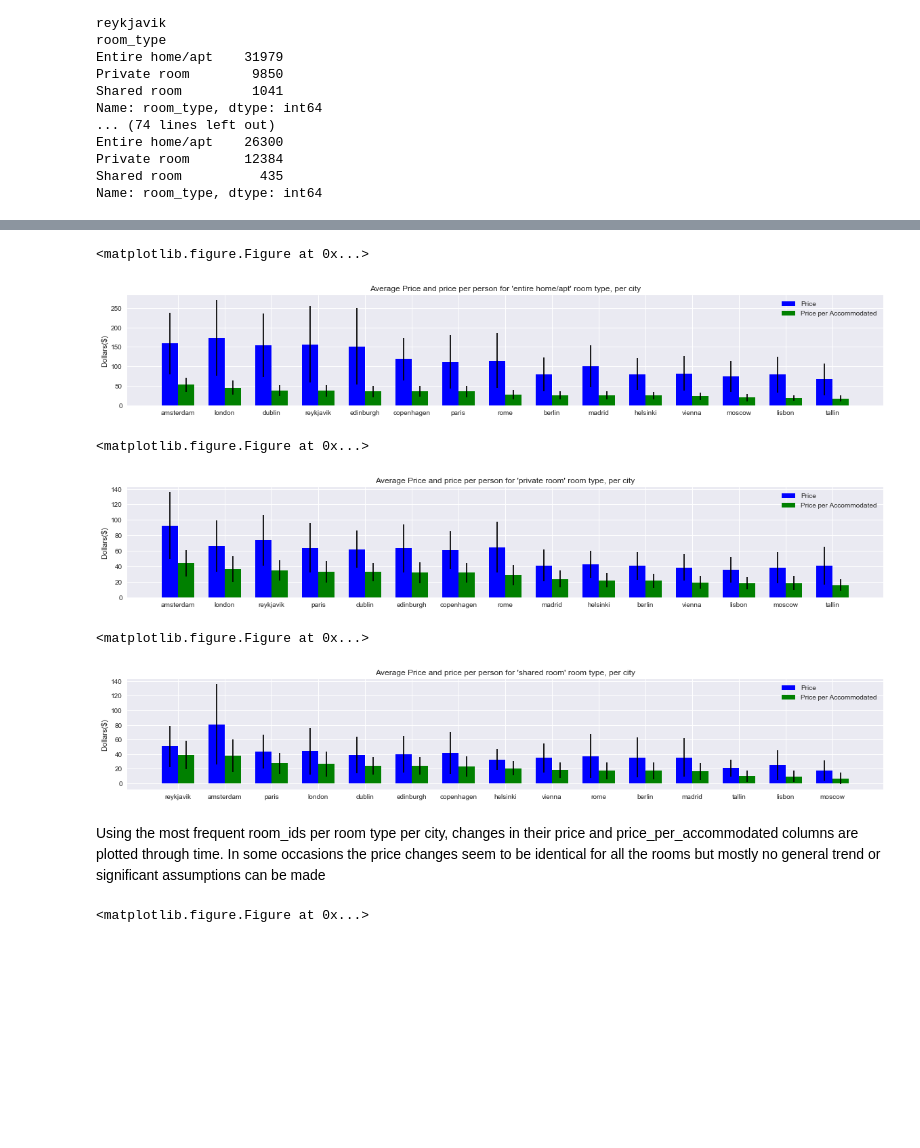
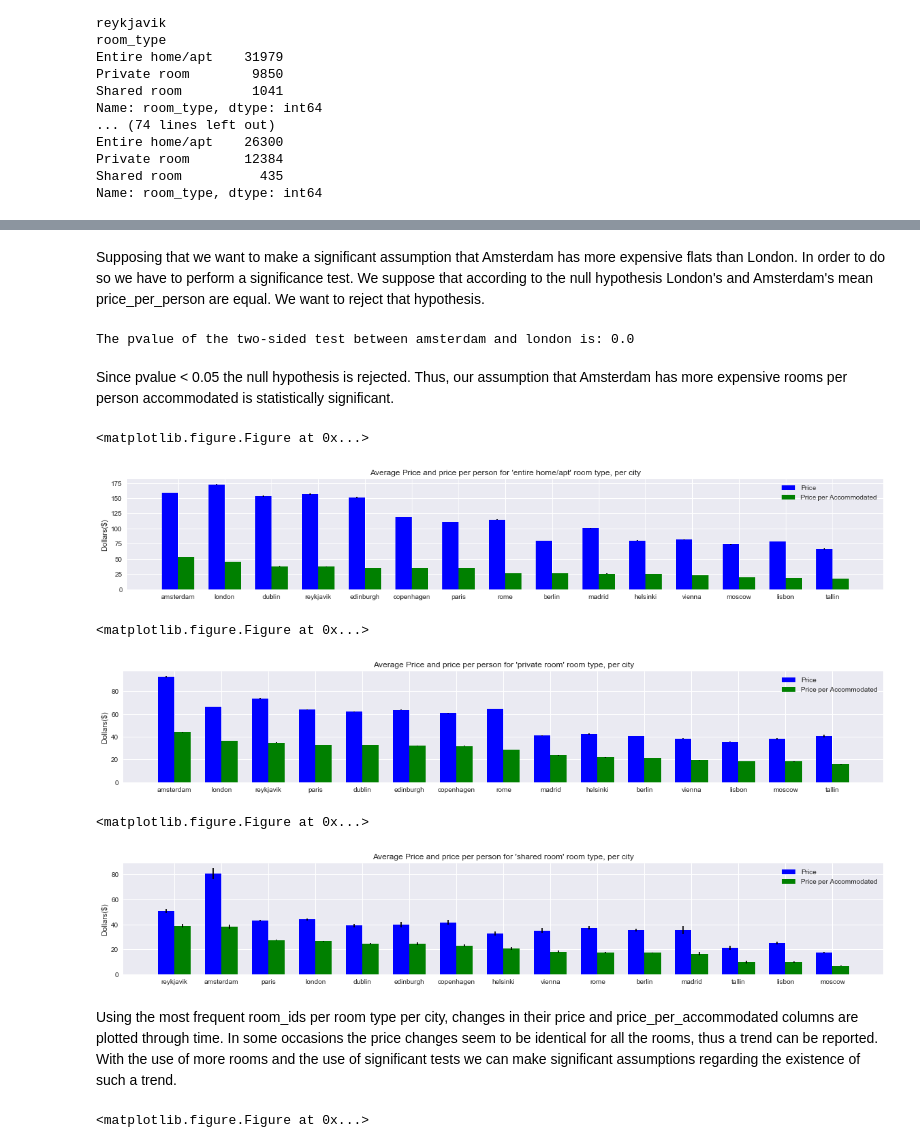
Before and after one commit to and92reas/AirBnB-Data-Analysis, a Jupyter notebook: processing.ipynb, the cells around one changed output, grey strips where cells are left out. Saved outputs shown, nothing was run; the diff lists cells and outputs as text; code cells hidden in the pictures; blank space fills up the shorter version.

```diff
--- a/processing.ipynb
+++ b/processing.ipynb
@@ -516,9 +511,9 @@ cities = []
 for city in datasets.keys():
     city_data = datasets[city]
     price_means.append(city_data['price'].mean())
-    price_stds.append(city_data['price'].std())
+    price_stds.append(2 * float(city_data['price'].std()/np.sqrt(len(city_data))))
     price_per_accommodated_means.append(city_data['price_per_accommodated'].mean())
-    price_per_accommodated_stds.append(city_data['price_per_accommodated'].std())
+    price_per_accommodated_stds.append(2 * float(city_data['price_per_accommodated'].std()/np.sqrt(len(city_data))))
     cities.append(city)
 
 
@@ -553,3 +548,18 @@ plt.show()
+# %% [markdown]
+Supposing that we want to make a significant assumption that Amsterdam has more expensive flats than London. In order to do so we have to perform a significance test. We suppose that according to the null hypothesis London's and Amsterdam's mean price_per_person are equal. We want to reject that hypothesis.
+# %%
+#significance testing
+city1 = 'amsterdam'
+city2 = 'london'
+ams_ppp = datasets[city1]['price_per_accommodated'].values
+lon_ppp = datasets[city2]['price_per_accommodated'].values
+
+_,pvalue = stats.ttest_ind(ams_ppp,lon_ppp)
+print('The pvalue of the two-sided test between {} and {} is: {}'.format(city1,city2,pvalue))
+# %% [output]
+The pvalue of the two-sided test between amsterdam and london is: 0.0
+# %% [markdown]
+Since pvalue < 0.05 the null hypothesis is rejected. Thus, our assumption that Amsterdam has more expensive rooms per person accommodated is statistically significant.
 # %%
 #creating bar chart showing the average prices and average prices per accommodated for all room types, per city
 plt.clf()
@@ -564,40 +574,40 @@ for city in datasets.keys():
     city_data = datasets[city]
     city_data = city_data[city_data['room_type'] == 'Entire home/apt']
     price_means.append(city_data['price'].mean())
-    price_stds.append(city_data['price'].std())
+    price_stds.append(2 * float(city_data['price'].std()/np.sqrt(len(city_data))))
     price_per_accommodated_means.append(city_data['price_per_accommodated'].mean())
-    price_per_accommodated_stds.append(city_data['price_per_accommodated'].std())
+    price_per_accommodated_stds.append(2 * float(city_data['price_per_accommodated'].std()/np.sqrt(len(city_data))))
     cities.append(city)
 
 
 sort_indices = np.argsort(np.asarray(price_per_accommodated_means)) #sort cities on price per accommodated
 price_means = list(np.asarray(price_means)[sort_indices[::-1]])
 price_stds = list(np.asarray(price_stds)[sort_indices[::-1]])
 price_per_accommodated_means = list(np.asarray(price_per_accommodated_means)[sort_indices[::-1]])
 price_per_accommodated_stds = list(np.asarray(price_per_accommodated_stds)[sort_indices[::-1]])
 cities = list(np.asarray(cities)[sort_indices[::-1]])
 
 
 pos = np.arange(N)
 width = 0.35
 
 fig, ax = plt.subplots(figsize=(20,3))
 
 prices_bar = ax.bar(pos, tuple(price_means), width, color='b', yerr=tuple(price_stds))
 prices_pa_bar = ax.bar(pos+width, tuple(price_per_accommodated_means), width,
                        color='g', yerr=tuple(price_per_accommodated_stds))
 
 ax.legend((prices_bar[0], prices_pa_bar[0]), ('Price', 'Price per Accommodated'))
 
 ax.set_ylabel('Dollars($)')
 ax.set_title('Average Price and price per person for \'entire home/apt\' room type, per city')
 ax.set_xticks(pos + width / 2)
 ax.set_xticklabels(tuple(cities))
 
 plt.show()
 # %% [output]
 <matplotlib.figure.Figure at 0x...>
-[figure, old version]
+[figure, new version]
 # %%
 #creating bar chart showing the average prices and average prices per accommodated for all room types, per city
 plt.clf()
@@ -612,9 +622,9 @@ for city in datasets.keys():
     city_data = datasets[city]
     city_data = city_data[city_data['room_type'] == 'Private room']
     price_means.append(city_data['price'].mean())
-    price_stds.append(city_data['price'].std())
+    price_stds.append(2 * float(city_data['price'].std()/np.sqrt(len(city_data))))
     price_per_accommodated_means.append(city_data['price_per_accommodated'].mean())
-    price_per_accommodated_stds.append(city_data['price_per_accommodated'].std())
+    price_per_accommodated_stds.append(2 * float(city_data['price_per_accommodated'].std()/np.sqrt(len(city_data))))
     cities.append(city)
 
 
@@ -645,7 +655,7 @@ ax.set_xticklabels(tuple(cities))
 plt.show()
 # %% [output]
 <matplotlib.figure.Figure at 0x...>
-[figure, old version]
+[figure, new version]
 # %%
 #creating bar chart showing the average prices and average prices per accommodated for all room types, per city
 plt.clf()
@@ -660,9 +670,9 @@ for city in datasets.keys():
     city_data = datasets[city]
     city_data = city_data[city_data['room_type'] == 'Shared room']
     price_means.append(city_data['price'].mean())
-    price_stds.append(city_data['price'].std())
+    price_stds.append(2 * float(city_data['price'].std()/np.sqrt(len(city_data))))
     price_per_accommodated_means.append(city_data['price_per_accommodated'].mean())
-    price_per_accommodated_stds.append(city_data['price_per_accommodated'].std())
+    price_per_accommodated_stds.append(2 * float(city_data['price_per_accommodated'].std()/np.sqrt(len(city_data))))
     cities.append(city)
 
 
@@ -693,7 +703,7 @@ ax.set_xticklabels(tuple(cities))
 plt.show()
 # %% [output]
 <matplotlib.figure.Figure at 0x...>
-[figure, old version]
+[figure, new version]
 # %%
 #convert last modified column to datetime
 for city in datasets.keys():
@@ -702,7 +712,7 @@ for city in datasets.keys():
     city_data = city_data.sort_values(by='last_modified',ascending=True)
     datasets[city] = city_data.reset_index()
 # %% [markdown]
-Using the most frequent room_ids per room type per city, changes in their price and price_per_accommodated columns are plotted through time. In some occasions the price changes seem to be identical for all the rooms but mostly no general trend or significant assumptions can be made
+Using the most frequent room_ids per room type per city, changes in their price and price_per_accommodated columns are plotted through time. In some occasions the price changes seem to be identical for all the rooms, thus a trend can be reported. With the use of more rooms and the use of significant tests we can make significant assumptions regarding the existence of such a trend.
 # %%
 #obtain the room_ids with most frequencies per city and per room_type
 N = 7 #number of most frequent room_ids we are going to use
```
Also changed, not shown: parts of 8 cells of this notebook.
